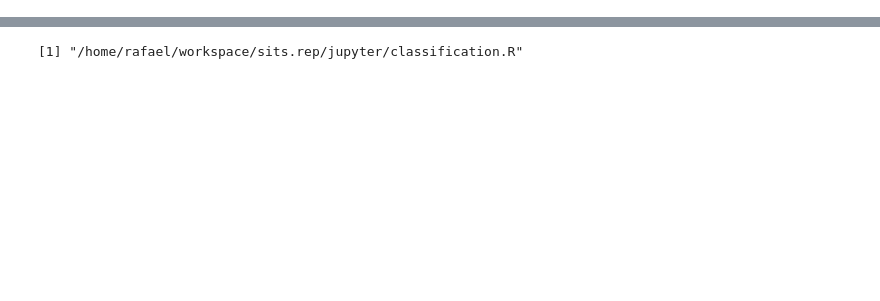
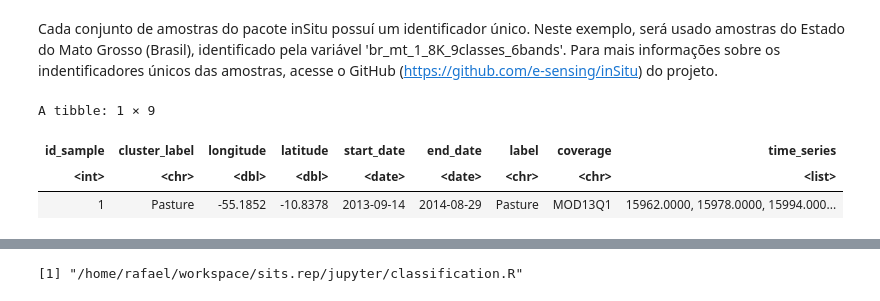
Before and after one commit to RafaMariano/sits-rep, a Jupyter notebook: jupyter/sits-rep-classificacao-exemplo.ipynb, the cells around one changed output, grey strips where cells are left out. Saved outputs shown, nothing was run; the diff lists cells and outputs as text; code cells hidden in the pictures; blank space fills up the shorter version.

```diff
--- a/jupyter/sits-rep-classificacao-exemplo.ipynb
+++ b/jupyter/sits-rep-classificacao-exemplo.ipynb
@@ -31,0 +192,11 @@ O script que iremos utilizar a partir de agora se encontra no caminho a seguir:
+# %% [markdown]
+Cada conjunto de amostras do pacote inSitu possuí um identificador único. Neste exemplo, será usado amostras do Estado do Mato Grosso (Brasil), identificado pela variável 'br_mt_1_8K_9classes_6bands'. Para mais informações sobre os indentificadores únicos das amostras, acesse o GitHub (https://github.com/e-sensing/inSitu) do projeto.
+# %%
+data("br_mt_1_8K_9classes_6bands")
+
+br_mt_1_8K_9classes_6bands[1,]
+# %% [output]
+A tibble: 1 × 9
+| id_sample | cluster_label | longitude | latitude | start_date | end_date | label | coverage | time_series |
+| <int> | <chr> | <dbl> | <dbl> | <date> | <date> | <chr> | <chr> | <list> |
+| 1 | Pasture | -55.1852 | -10.8378 | 2013-09-14 | 2014-08-29 | Pasture | MOD13Q1 | 15962.0000, 15978.0000, 15994.000... |
```
Also changed, not shown: parts of 96 cells of this notebook, 2 other files.
